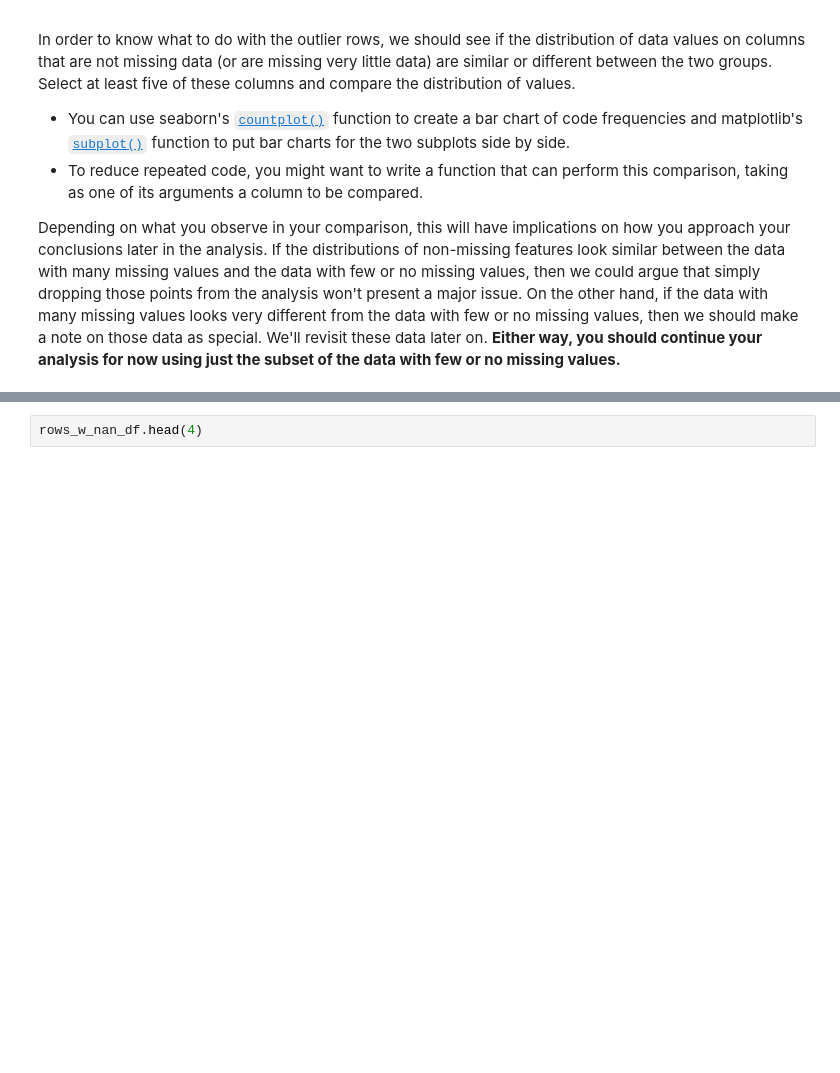
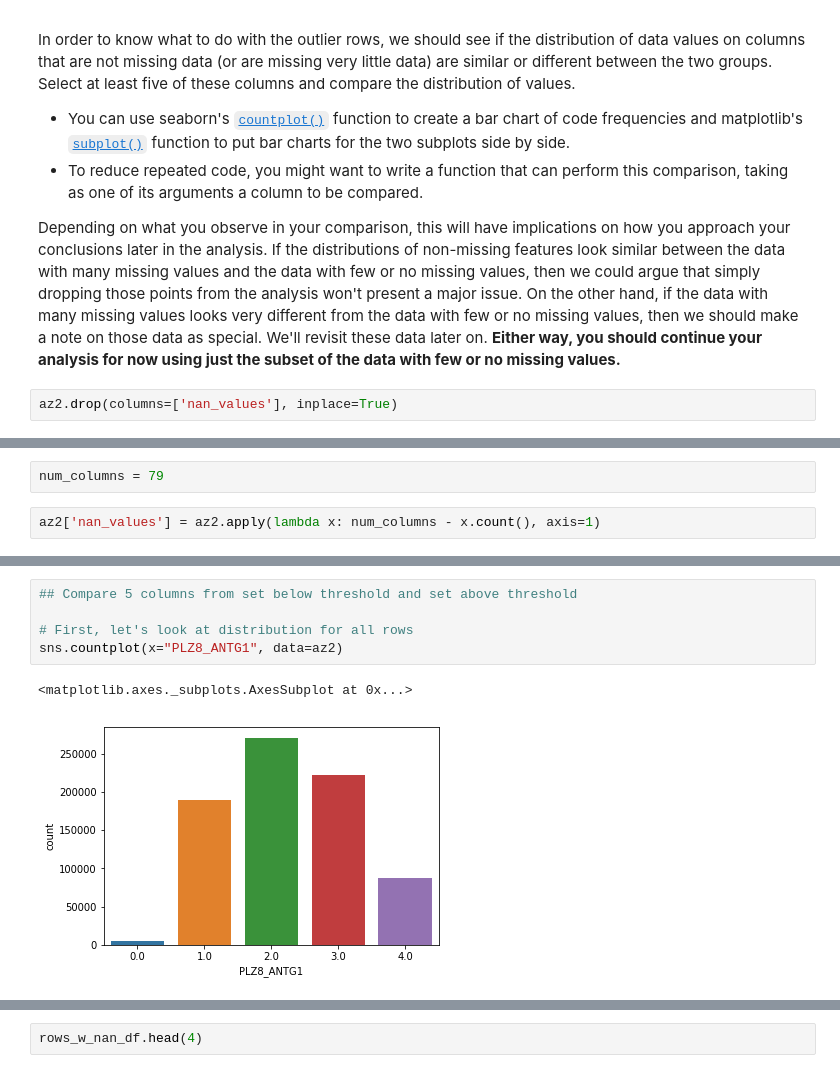
Before and after one commit to noreenwu/customer-segments, a Jupyter notebook: Identify_Customer_Segments.ipynb, the cells around one changed output, grey strips where cells are left out. Drawn from its saved outputs; the diff is of its cells as text; blank space fills up the shorter version.

Commit message:
feat: compare distributions of features in rows below and above threshold of nan values

```diff
--- a/Identify_Customer_Segments.ipynb
+++ b/Identify_Customer_Segments.ipynb
@@ -391,3 +398,5 @@ In order to know what to do with the outlier rows, we should see if the distribu
 - To reduce repeated code, you might want to write a function that can perform this comparison, taking as one of its arguments a column to be compared.
 
 Depending on what you observe in your comparison, this will have implications on how you approach your conclusions later in the analysis. If the distributions of non-missing features look similar between the data with many missing values and the data with few or no missing values, then we could argue that simply dropping those points from the analysis won't present a major issue. On the other hand, if the data with many missing values looks very different from the data with few or no missing values, then we should make a note on those data as special. We'll revisit these data later on. **Either way, you should continue your analysis for now using just the subset of the data with few or no missing values.**
+# %%
+az2.drop(columns=['nan_values'], inplace=True)
@@ -393,0 +413,4 @@ Depending on what you observe in your comparison, this will have implications on
+# %%
+num_columns = 79
+# %%
+az2['nan_values'] = az2.apply(lambda x: num_columns - x.count(), axis=1)
@@ -393,0 +488,8 @@ Depending on what you observe in your comparison, this will have implications on
+# %%
+## Compare 5 columns from set below threshold and set above threshold
+
+# First, let's look at distribution for all rows
+sns.countplot(x="PLZ8_ANTG1", data=az2)
+# %% [output]
+<matplotlib.axes._subplots.AxesSubplot at 0x...>
+[figure, added]
```
Also changed, not shown: parts of 22 cells of this notebook, 1 other file.
